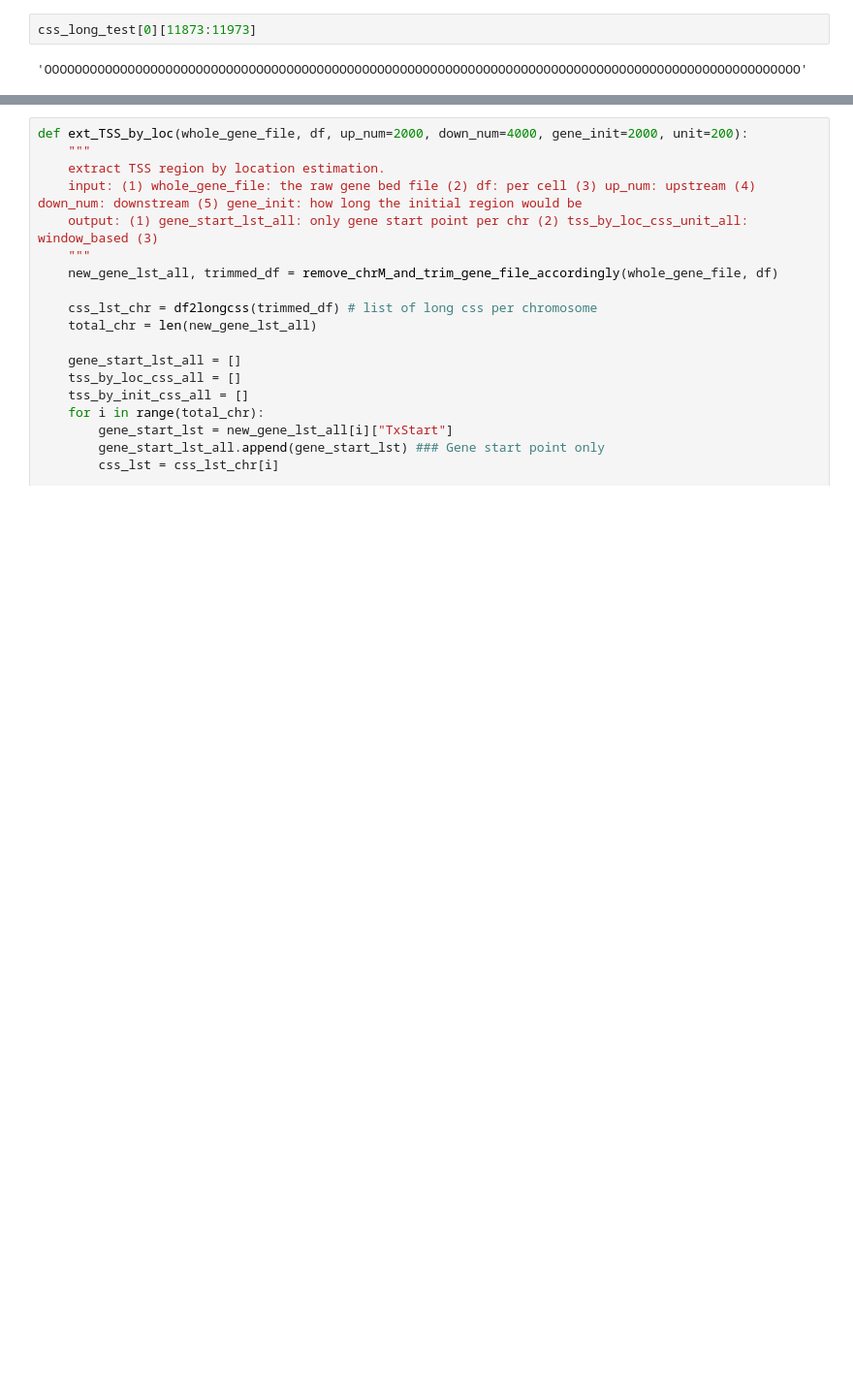
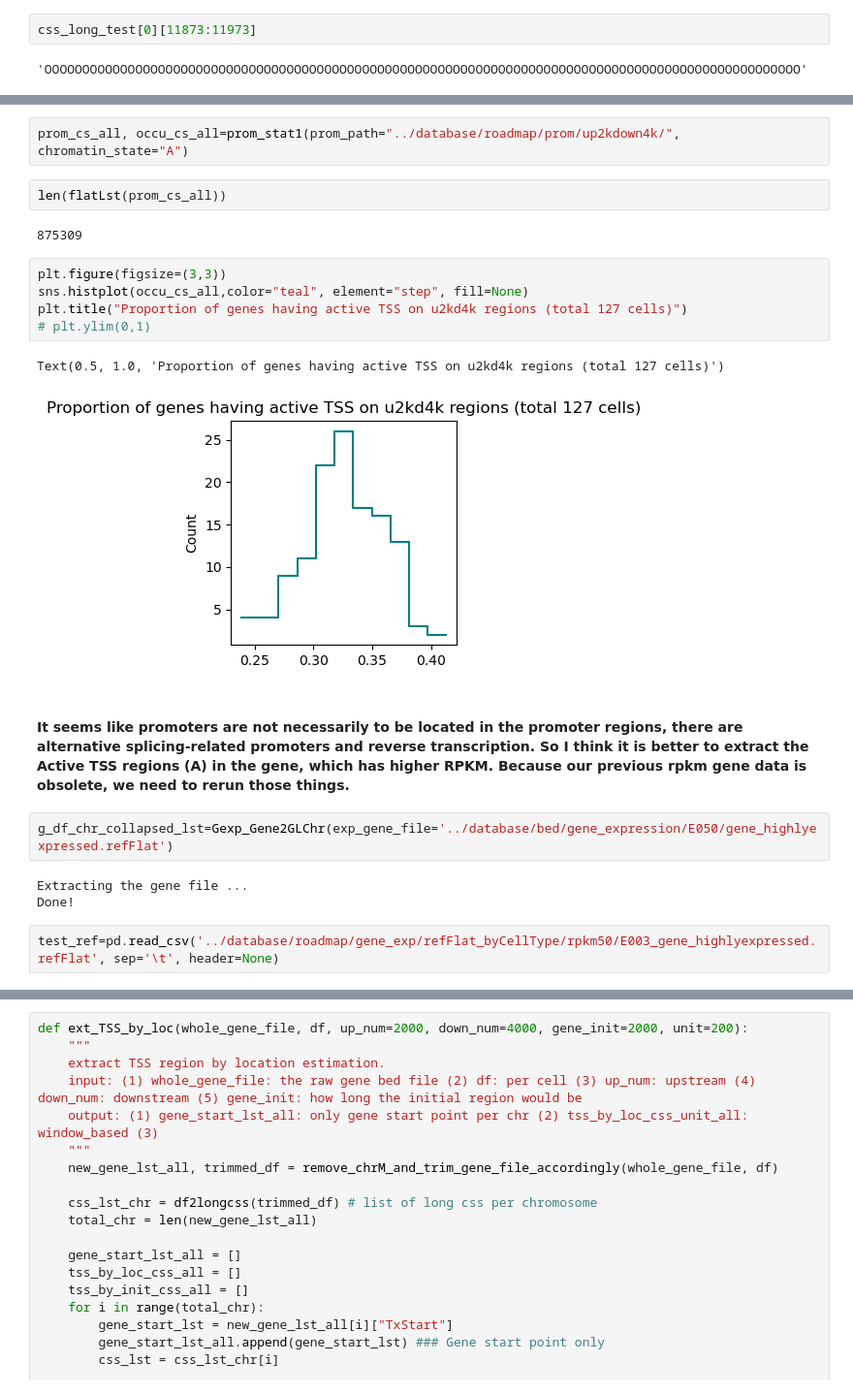
Before and after one commit to caocao0525/NSP, a Jupyter notebook: promoter_study.ipynb, the cells around one changed output, grey strips where cells are left out. Shown at 97% size. Saved outputs shown, nothing was run; the diff lists cells and outputs as text; blank space fills up the shorter version.

```diff
--- a/promoter_study.ipynb
+++ b/promoter_study.ipynb
@@ -195,0 +218,23 @@ prom_cs_all_allepi[20][200]
+# %%
+prom_cs_all, occu_cs_all=prom_stat1(prom_path="../database/roadmap/prom/up2kdown4k/", chromatin_state="A")
+# %%
+len(flatLst(prom_cs_all))
+# %% [output]
+875309
+# %%
+plt.figure(figsize=(3,3))
+sns.histplot(occu_cs_all,color="teal", element="step", fill=None)
+plt.title("Proportion of genes having active TSS on u2kd4k regions (total 127 cells)")
+# plt.ylim(0,1)
+# %% [output]
+Text(0.5, 1.0, 'Proportion of genes having active TSS on u2kd4k regions (total 127 cells)')
+[figure, added]
+# %% [markdown]
+#### It seems like promoters are not necessarily to be located in the promoter regions, there are alternative splicing-related promoters and reverse transcription. So I think it is better to extract the Active TSS regions (A) in the gene, which has higher RPKM. Because our previous rpkm gene data is obsolete, we need to rerun those things.
+# %%
+g_df_chr_collapsed_lst=Gexp_Gene2GLChr(exp_gene_file='../database/bed/gene_expression/E050/gene_highlyexpressed.refFlat')
+# %% [output]
+Extracting the gene file ...
+Done!
+# %%
+test_ref=pd.read_csv('../database/roadmap/gene_exp/refFlat_byCellType/rpkm50/E003_gene_highlyexpressed.refFlat', sep='\t', header=None)
```
Also changed, not shown: parts of 56 cells of this notebook, 3 other files.
